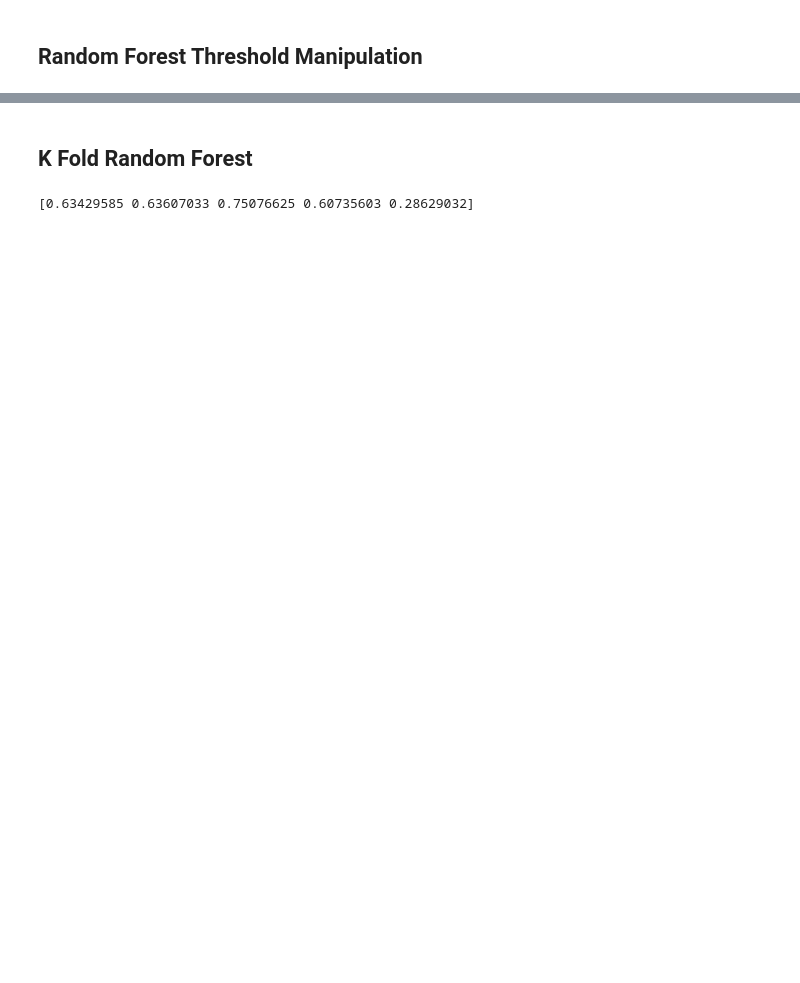
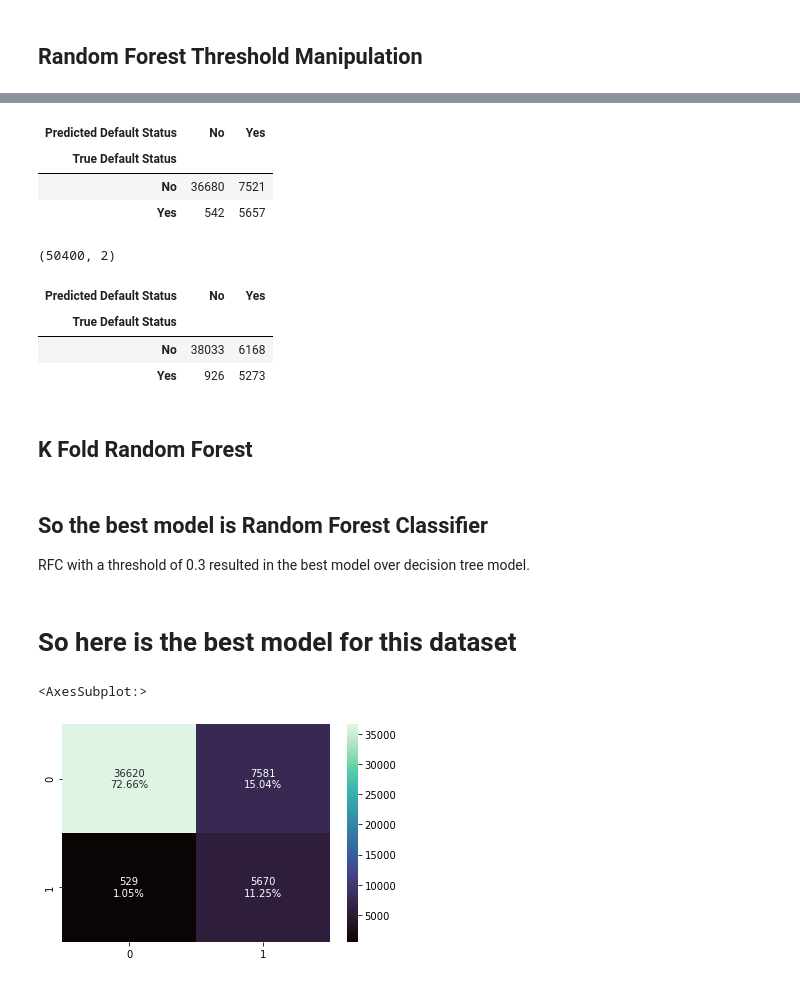
Before and after one commit to atknighton/Team-3-Data-Project, a Jupyter notebook: Data Mined - Training.Test Set Analysis.ipynb, the cells around one changed output, grey strips where cells are left out. Drawn from its saved outputs; the diff is of its cells as text; code cells hidden in the pictures; blank space fills up the shorter version.

```diff
--- a/Data Mined - Training.Test Set Analysis.ipynb
+++ b/Data Mined - Training.Test Set Analysis.ipynb
@@ -663,11 +663,55 @@ print(fp/totDefaulters)
+# %%
+# RFC  Model with threshold of .3
+tempDF2.groupby(["Predicted Default Status", "True Default Status"]).size().unstack("Predicted Default Status")
+# %% [output]
+| Predicted Default Status | No | Yes |
+| True Default Status |  |  |
+| No | 36680 | 7521 |
+| Yes | 542 | 5657 |
+# %%
+tempDF2.shape
+# %% [output]
+(50400, 2)
+# %%
+# DCT Model with threshold of .3
+tempDF.groupby(["Predicted Default Status", "True Default Status"]).size().unstack("Predicted Default Status")
+# %% [output]
+| Predicted Default Status | No | Yes |
+| True Default Status |  |  |
+| No | 38033 | 6168 |
+| Yes | 926 | 5273 |
 # %% [markdown]
 ## K Fold Random Forest
 # %%
-folds = 5
-rfcCV = RandomForestClassifier()
-cv_Recall = cross_val_score(rfcCV, X, y, cv=folds, scoring='recall')
-cv_R2 = cross_val_score(rfcCV, X, y, cv=folds)
+#folds = 5
+#rfcCV = RandomForestClassifier()
+#cv_Recall = cross_val_score(rfcCV, X, y, cv=folds, scoring='recall')
+#cv_R2 = cross_val_score(rfcCV, X, y, cv=folds)
 
-print(cvRecall)
+#print(cvRecall)
-# %% [output]
-[0.63429585 0.63607033 0.75076625 0.60735603 0.28629032]
+# %% [markdown]
+## So the best model is Random Forest Classifier
+RFC with a threshold of 0.3 resulted in the best model over decision tree model.
+# %% [markdown]
+# So here is the best model for this dataset
+# %%
+rfc2 = RandomForestClassifier()
+rfc2.fit(X_train_std,y_train)
+rfc2_proba = rfc2.predict_proba(X_test_std)
+
+threshold = 0.3
+rfc2_predict = (rfc2_proba[:,1]>= threshold)
+# %%
+rfc2_cfm = confusion_matrix(y_test,rfc2_predict)
+
+group_counts = ['{0:0.0f}'.format(value) for value in
+                rfc2_cfm.flatten()]
+group_percentages = ['{0:.2%}'.format(value) for value in
+                     rfc2_cfm.flatten()/np.sum(rfc2_cfm)]
+labels = [f'{v2}\n{v3}' for  v2, v3 in
+          zip(group_counts,group_percentages)]
+labels = np.asarray(labels).reshape(2,2)
+sns.heatmap(rfc2_cfm, annot=labels, fmt='', cmap='mako')
+# %% [output]
+<AxesSubplot:>
+[figure, added]
```
Also changed, not shown: parts of 38 cells of this notebook.
